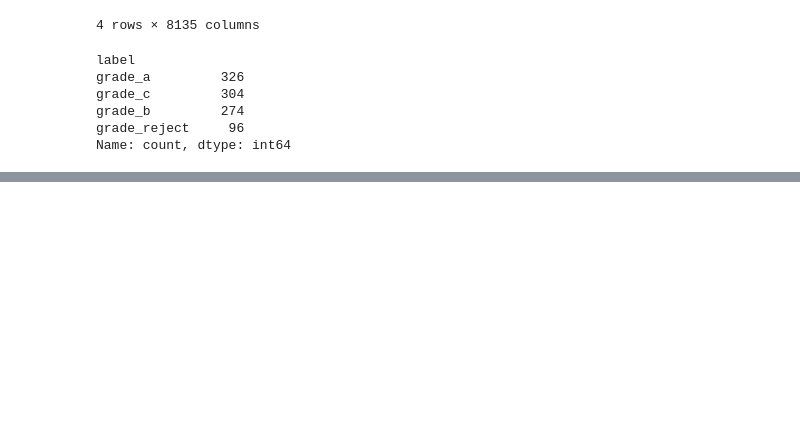
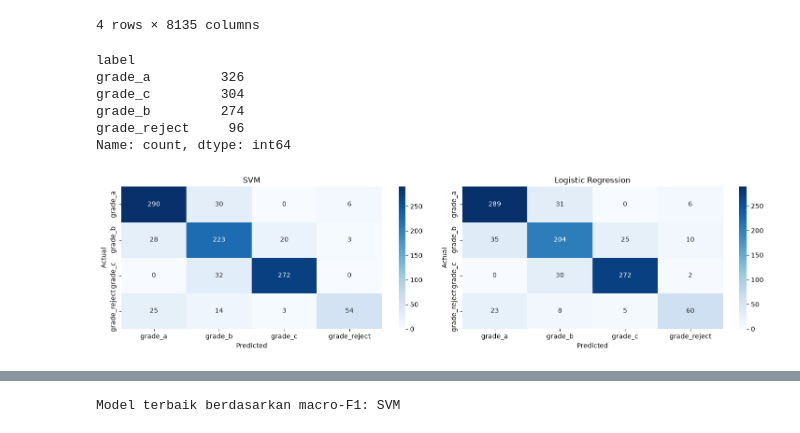
Before and after one commit to YosiaCoKR/ml-final-exam, a Jupyter notebook: code_ml.ipynb, the cells around one changed output, grey strips where cells are left out. Saved outputs shown, nothing was run; the diff lists cells and outputs as text; code cells hidden in the pictures; blank space fills up the shorter version.

```diff
--- a/code_ml.ipynb
+++ b/code_ml.ipynb
@@ -19,6 +35,20 @@ PROPS = ["contrast", "dissimilarity", "homogeneity", "energy", "correlation", "A
 LOCAL_BINARY_PATTERN = {"P": 8, "R": 1, "method": "uniform"}
 PIXEL_PER_CELL = (16, 16)
 CELL_PER_BLOCK = (2, 2)
+# %%
+PARAMS_SVM = {
+    "C": 1.0,
+    "kernel": "linear",
+    "gamma": "scale",
+    "class_weight": "balanced",
+    "probability": True,
+    "random_state": 42,
+}
+
+PARAMS_PCA = {
+    "n_components": 0.95,
+    "random_state": 42,
+}
 # %%
 def extract_features(path):
     img = io.imread(path)
@@ -108,3 +138,68 @@ grade_c         304
 grade_b         274
 grade_reject     96
 Name: count, dtype: int64
+# %%
+categorical_labels = pd.Categorical(df_test["label"])
+labels = pd.Series(categorical_labels.codes)
+class_names = categorical_labels.categories.tolist()
+skf = StratifiedKFold(n_splits=5, shuffle=True, random_state=42)
+
+models = {
+    "SVM": Pipeline(
+        [
+            ("scaler", StandardScaler()),
+            ("pca", PCA(**PARAMS_PCA)),
+            ("model", SVC(**PARAMS_SVM)),
+        ]
+    ),
+    "Logistic Regression": Pipeline(
+        [
+            ("scaler", StandardScaler()),
+            ("pca", PCA(**PARAMS_PCA)),
+            (
+                "model",
+                LogisticRegression(
+                    class_weight="balanced",
+                    max_iter=2000,
+                    random_state=42,
+                ),
+            ),
+        ]
+    ),
+}
+
+results = []
+plt.figure(figsize=(15, 4))
+
+for index, (name, model) in enumerate(models.items(), start=1):
+    y_pred = cross_val_predict(model, df_train, labels, cv=skf, method="predict", n_jobs=-1)
+    y_score = cross_val_predict(model, df_train, labels, cv=skf, method="predict_proba", n_jobs=-1)
+
+    results.append(
+        {
+            "Model": name,
+            "Accuracy": accuracy_score(labels, y_pred),
+            "Precision_Macro": precision_score(labels, y_pred, average="macro", zero_division=0),
+            "Recall_Macro": recall_score(labels, y_pred, average="macro", zero_division=0),
+            "F1_Macro": f1_score(labels, y_pred, average="macro", zero_division=0),
+            "ROC_AUC_OVR_Macro": roc_auc_score(labels, y_score, multi_class="ovr", average="macro"),
+        }
+    )
+
+    cm = confusion_matrix(labels, y_pred)
+    plt.subplot(1, len(models), index)
+    sns.heatmap(
+        cm, annot=True, fmt="d", cmap="Blues", xticklabels=class_names, yticklabels=class_names
+    )
+    plt.title(name)
+    plt.xlabel("Predicted")
+    plt.ylabel("Actual")
+
+plt.tight_layout()
+plt.show()
+/
+results_df = pd.DataFrame(results).sort_values("F1_Macro", ascending=False)
+display(results_df)
+print(f"Model terbaik berdasarkan macro-F1: {results_df.iloc[0]['Model']}")
+# %% [output]
+[figure, added]
@@ -110,0 +209 @@ Name: count, dtype: int64
+Model terbaik berdasarkan macro-F1: SVM
```
Also changed, not shown: parts of 2 cells of this notebook.
